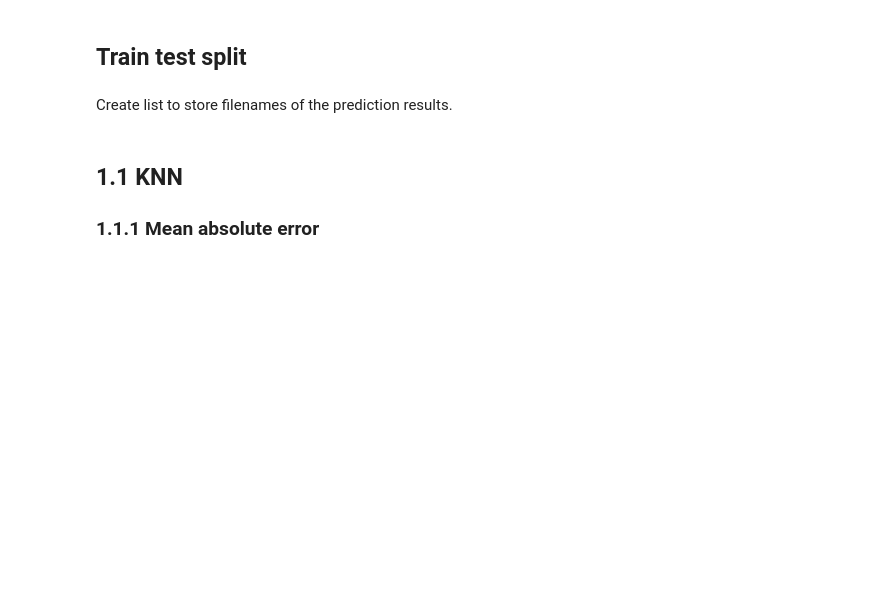
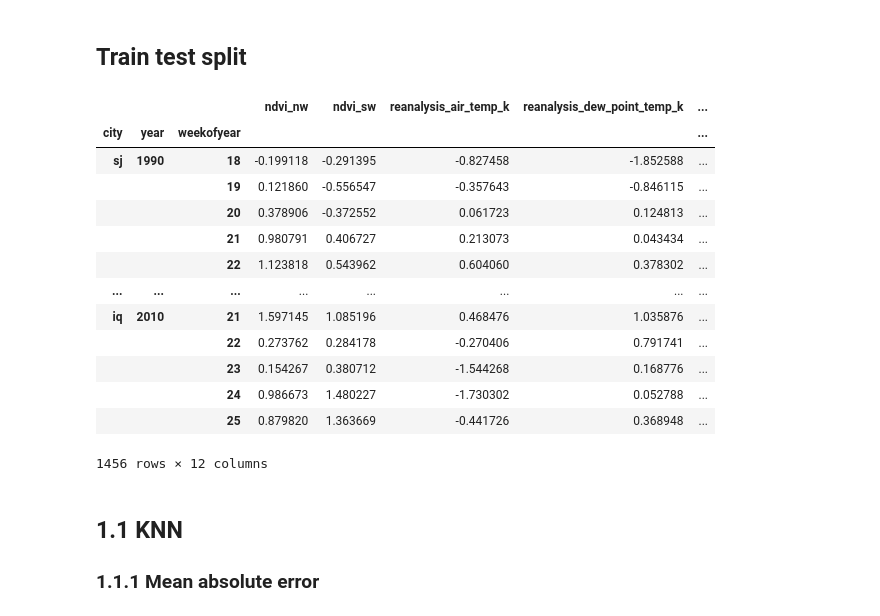
Before and after one commit to GummyBearStudioTeam/ESI_MLTechniques, a Jupyter notebook: Milestone2_Supervised.ipynb, the cells around one changed output. Saved outputs shown, nothing was run; the diff lists cells and outputs as text; code cells hidden in the pictures; blank space fills up the shorter version.

```diff
--- a/Milestone2_Supervised.ipynb
+++ b/Milestone2_Supervised.ipynb
@@ -388,5 +388,3 @@ X_train = ds_train.drop('total_cases', axis=1)
 X_test = ds_test.drop('total_cases', axis=1)
 y_train = ds_train['total_cases']
 y_test = ds_test['total_cases']
-# %% [markdown]
-Create list to store filenames of the prediction results.
@@ -395,3 +391,20 @@ result_files = []
+# %%
+X
+# %% [output]
+|  |  |  | ndvi_nw | ndvi_sw | reanalysis_air_temp_k | reanalysis_dew_point_temp_k | ... |
+| city | year | weekofyear |  |  |  |  | ... |
+| sj | 1990 | 18 | -0.199118 | -0.291395 | -0.827458 | -1.852588 | ... |
+|  |  | 19 | 0.121860 | -0.556547 | -0.357643 | -0.846115 | ... |
+|  |  | 20 | 0.378906 | -0.372552 | 0.061723 | 0.124813 | ... |
+|  |  | 21 | 0.980791 | 0.406727 | 0.213073 | 0.043434 | ... |
+|  |  | 22 | 1.123818 | 0.543962 | 0.604060 | 0.378302 | ... |
+| ... | ... | ... | ... | ... | ... | ... | ... |
+| iq | 2010 | 21 | 1.597145 | 1.085196 | 0.468476 | 1.035876 | ... |
+|  |  | 22 | 0.273762 | 0.284178 | -0.270406 | 0.791741 | ... |
+|  |  | 23 | 0.154267 | 0.380712 | -1.544268 | 0.168776 | ... |
+|  |  | 24 | 0.986673 | 1.480227 | -1.730302 | 0.052788 | ... |
+|  |  | 25 | 0.879820 | 1.363669 | -0.441726 | 0.368948 | ... |
+1456 rows × 12 columns
 # %% [markdown]
 ## 1.1 KNN
 
```
Also changed, not shown: parts of 16 cells of this notebook, 4 other files.
